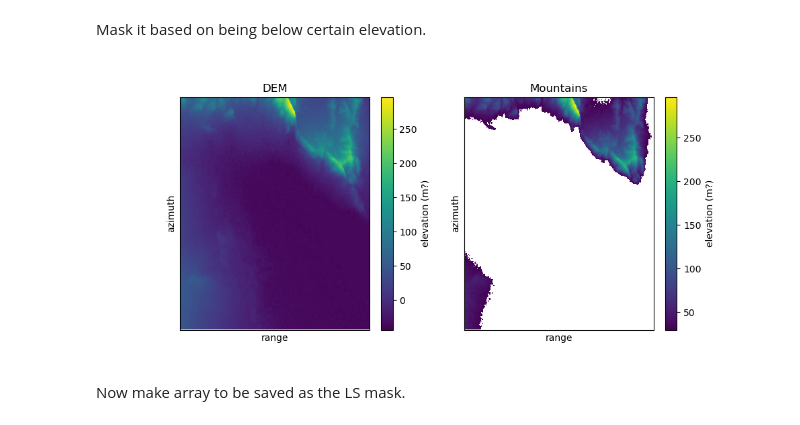
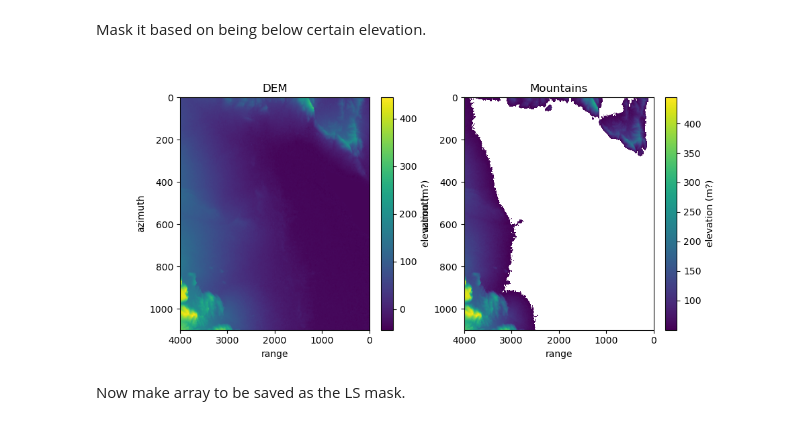
Before and after one commit to opaschall/LagunaSalada, a Jupyter notebook: 13_create_LS_mtns_masks/create_mtns_mask.ipynb, the cells around one changed output. Drawn from its saved outputs; the diff is of its cells as text; code cells hidden in the pictures.

```diff
--- a/13_create_LS_mtns_masks/create_mtns_mask.ipynb
+++ b/13_create_LS_mtns_masks/create_mtns_mask.ipynb
@@ -24,7 +24,7 @@ Load the DEM and crop it to small unwrapped region.
 # %%
 # set the driver first, only do once.
 driver=gdal.GetDriverByName('ISCE')
-demDir = '/data/ocp4/LagunaSalada/cropped_9000_1800_18000_3600/geom_reference'
+demDir = '/data/ocp4/LagunaSalada/Data_and_Figs/cropped_9000_1800_18000_3600/geom_reference'
 
 # size of full res SLCs (same as DEM)
 dxIN=18000
@@ -34,8 +34,16 @@ file = demDir+'/hgt.rdr.full'
 ds = gdal.Open(file,gdal.GA_ReadOnly)
 elev = ds.GetRasterBand(1).ReadAsArray(0,0,dxIN,dyIN)
 box = np.zeros((5,2))
-x1 = 17000; x2 = 14000; dx = x1-x2
-y1 = 1750;  y2 = 1000;  dy = y1-y2
+x1 = 17000; x2 = 14000;
+y1 = 1750;  y2 = 1000;
+
+# larger cropped area with western mtns
+x1 = 18000
+y1 = 2100
+
+dx = x1-x2
+dy = y1-y2
+
 box[0] = [x1,y1]; box[1] = [x2,y1]
 box[2] = [x2,y2]; box[3] = [x1,y2]; box[4] = box[0]
 elev_cropped = elev[y2:y1,x2:x1]
@@ -46,18 +70,19 @@ DEM loaded + cropped.
 # %% [markdown]
 Mask it based on being below certain elevation.
 # %%
-elev_masked_mtns = np.ma.masked_where(elev_cropped<30,elev_cropped)
+elev_th = 50
+elev_masked_mtns = np.ma.masked_where(elev_cropped<elev_th,elev_cropped)
 
 plt.figure(figsize=(10,4.5))
 plt.subplot(1,2,1)
-plt.imshow(elev_cropped, cmap='viridis',interpolation='nearest',aspect='auto'); plt.xlim(x1-x2,0); plt.xticks([]); plt.yticks([])
+plt.imshow(elev_cropped, cmap='viridis',interpolation='nearest',aspect='auto'); plt.xlim(x1-x2,0); #plt.xticks([]); plt.yticks([])
 plt.xlabel('range'); plt.ylabel('azimuth'); plt.title('DEM'); plt.colorbar(label='elevation (m?)')
 plt.subplot(1,2,2)
-plt.imshow(elev_masked_mtns, cmap='viridis',interpolation='nearest',aspect='auto'); plt.xlim(x1-x2,0); plt.xticks([]); plt.yticks([])
+plt.imshow(elev_masked_mtns, cmap='viridis',interpolation='nearest',aspect='auto'); plt.xlim(x1-x2,0); #plt.xticks([]); plt.yticks([])
 plt.xlabel('range'); plt.ylabel('azimuth'); plt.title('Mountains'); plt.colorbar(label='elevation (m?)')
 plt.show()
 # %% [output]
-[figure, old version]
+[figure, new version]
 # %% [markdown]
 Now make array to be saved as the LS mask.
 # %%
```
Also changed, not shown: parts of 2 cells of this notebook, 12 other files.
